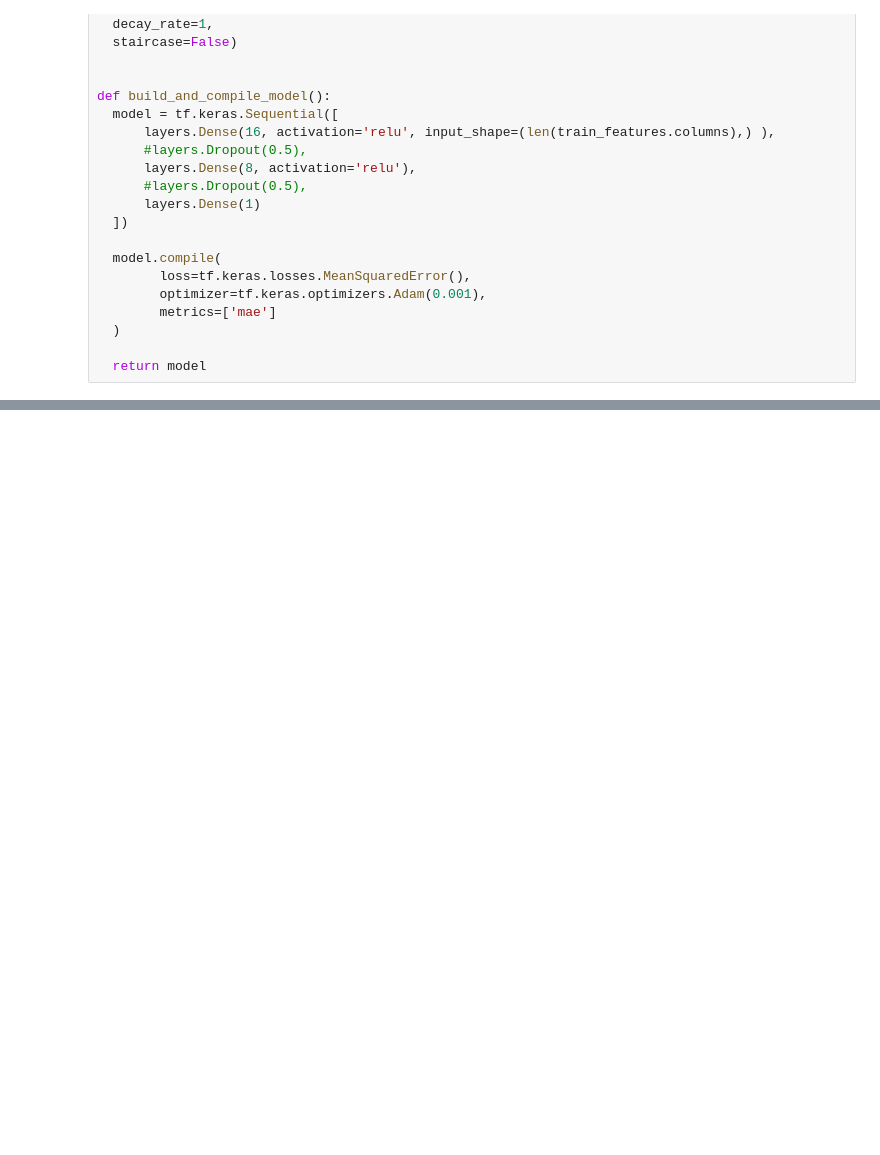
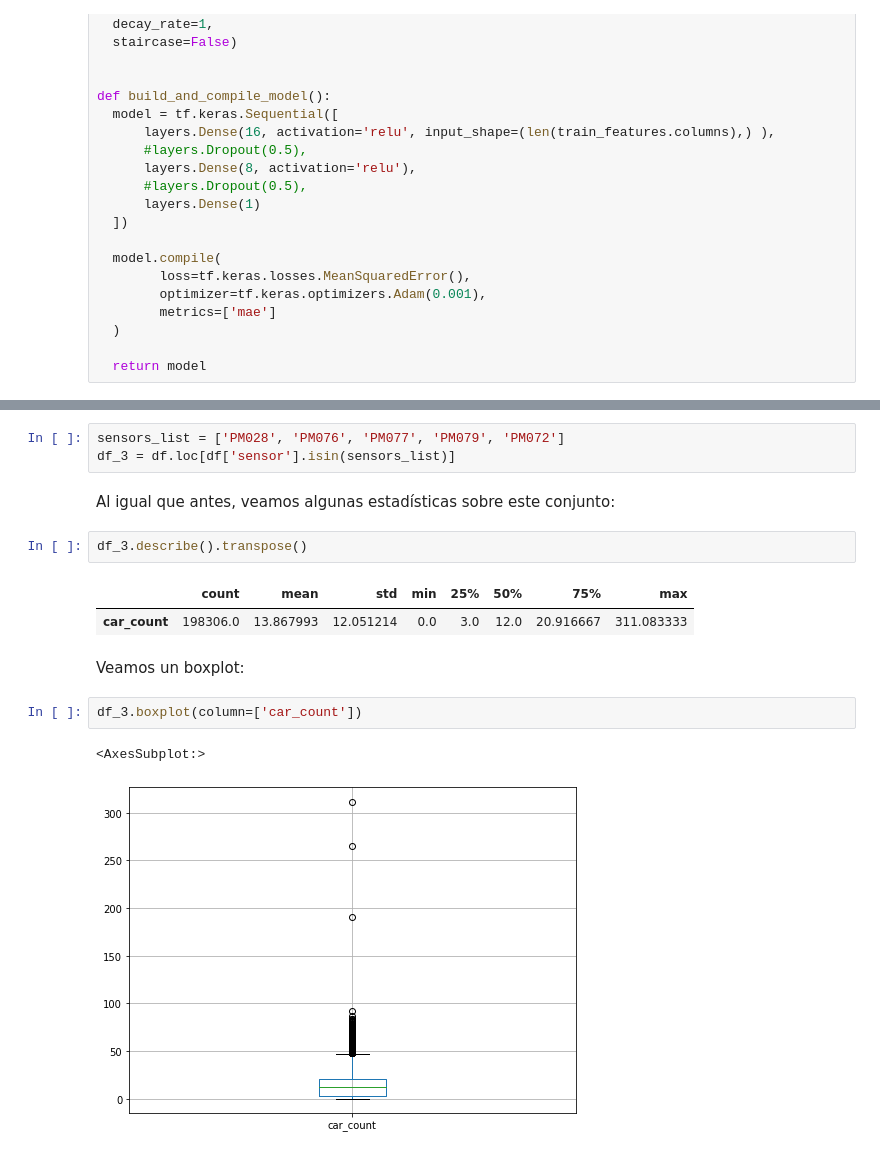
Before and after one commit to albertopmp/TFG, a Jupyter notebook: src/TrafficFlow.ipynb, the cells around one changed output, grey strips where cells are left out. Cells and saved outputs as stored; diff of their text form; blank space fills up the shorter version.

```diff
--- a/src/TrafficFlow.ipynb
+++ b/src/TrafficFlow.ipynb
@@ -848,0 +828,17 @@ Name: label_PM072, dtype: float64
+# %%
+sensors_list = ['PM028', 'PM076', 'PM077', 'PM079', 'PM072']
+df_3 = df.loc[df['sensor'].isin(sensors_list)]
+# %% [markdown]
+Al igual que antes, veamos algunas estadísticas sobre este conjunto:
+# %%
+df_3.describe().transpose()
+# %% [output]
+|  | count | mean | std | min | 25% | 50% | 75% | max |
+| car_count | 198306.0 | 13.867993 | 12.051214 | 0.0 | 3.0 | 12.0 | 20.916667 | 311.083333 |
+# %% [markdown]
+Veamos un boxplot:
+# %%
+df_3.boxplot(column=['car_count'])
+# %% [output]
+<AxesSubplot:>
+[figure, added]
```
Also changed, not shown: parts of 84 cells of this notebook, 1 other file.
